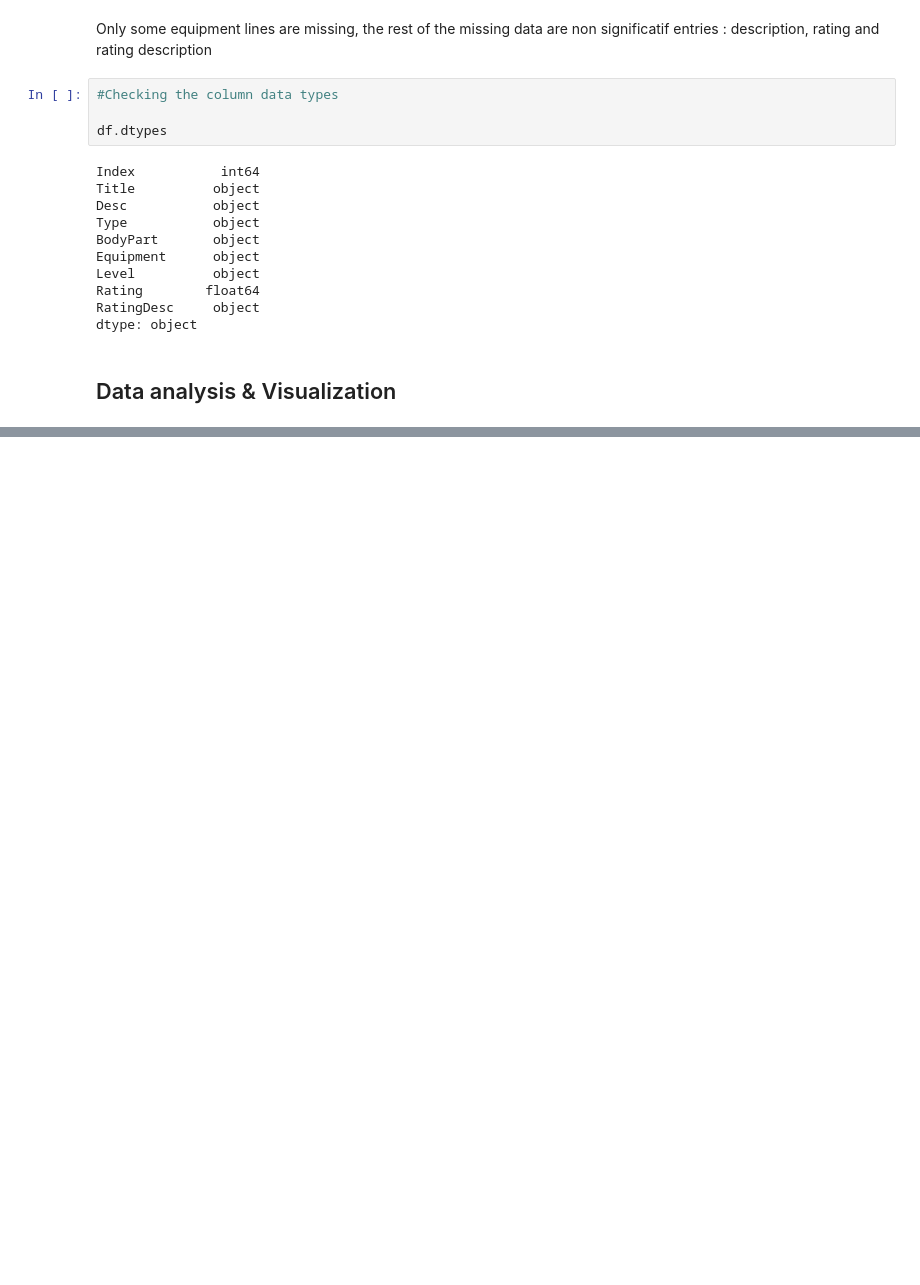
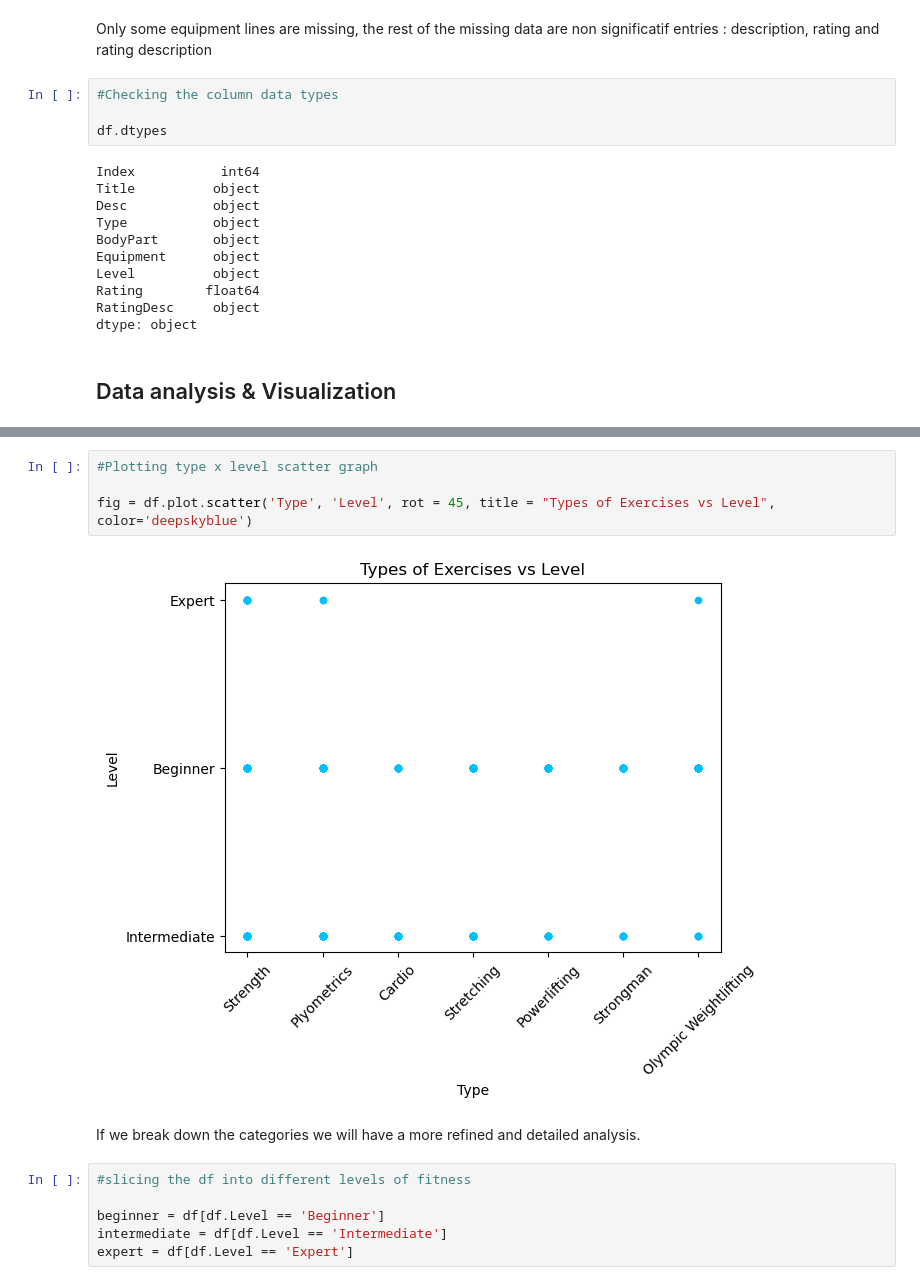
Before and after one commit to Dana8277/projects, a Jupyter notebook: Studies on Gym Exercises.ipynb, the cells around one changed output, grey strips where cells are left out. Saved outputs shown, nothing was run; the diff lists cells and outputs as text; blank space fills up the shorter version.

```diff
--- a/Studies on Gym Exercises.ipynb
+++ b/Studies on Gym Exercises.ipynb
@@ -138,0 +127,14 @@ Of all the body only exercices, Strength and Stretching seems to be the most fre
+# %%
+#Plotting type x level scatter graph
+
+fig = df.plot.scatter('Type', 'Level', rot = 45, title = "Types of Exercises vs Level", color='deepskyblue')
+# %% [output]
+[figure, added]
+# %% [markdown]
+If we break down the categories we will have a more refined and detailed analysis.
+# %%
+#slicing the df into different levels of fitness
+
+beginner = df[df.Level == 'Beginner']
+intermediate = df[df.Level == 'Intermediate']
+expert = df[df.Level == 'Expert']
```
Also changed, not shown: parts of 37 cells of this notebook.
